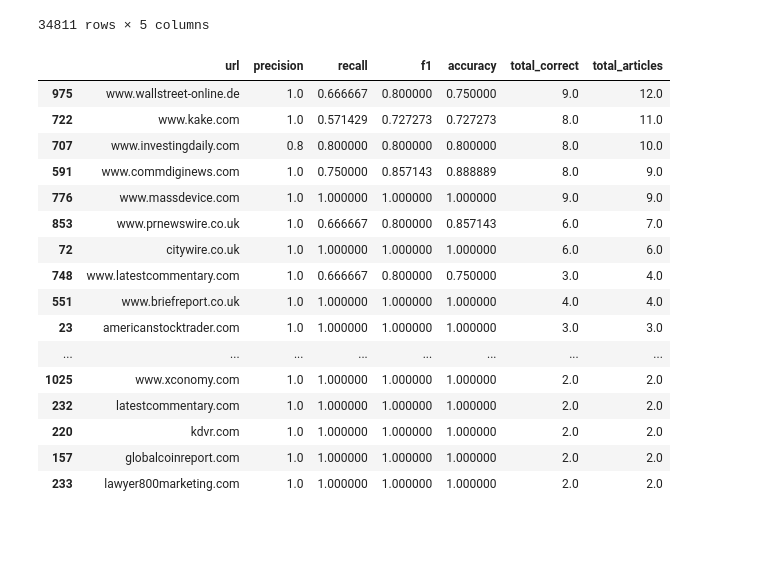
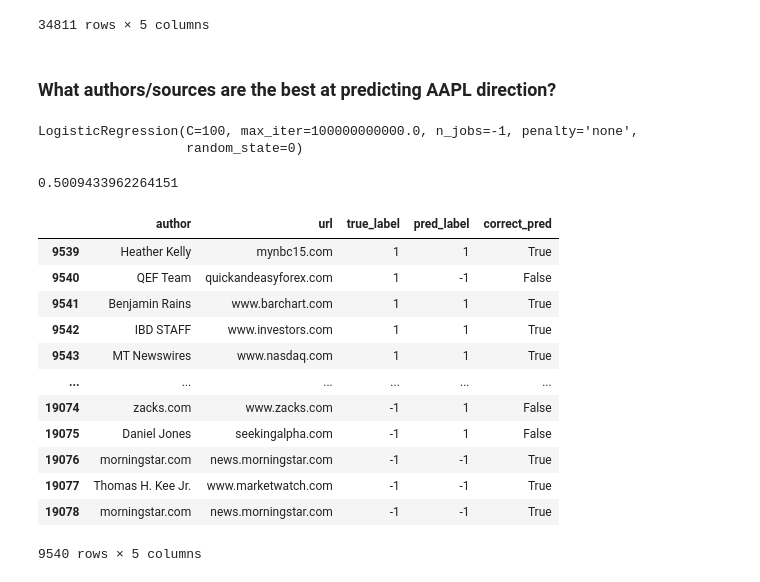
Before and after one commit to AdamMiyauchi/CSE573-Project, a Jupyter notebook: direction_prediction.ipynb, the cells around one changed output. Saved outputs shown, nothing was run; the diff lists cells and outputs as text; code cells hidden in the pictures; blank space fills up the shorter version.

```diff
--- a/direction_prediction.ipynb
+++ b/direction_prediction.ipynb
@@ -403,22 +445,39 @@ px.bar(
-# %%
-best_url[
-    (best_url['accuracy'] >= 0.70)
-].sort_values('total_articles', ascending=False).head(25)
-# %% [output]
-|  | url | precision | recall | f1 | accuracy | total_correct | total_articles |
-| 975 | www.wallstreet-online.de | 1.0 | 0.666667 | 0.800000 | 0.750000 | 9.0 | 12.0 |
-| 722 | www.kake.com | 1.0 | 0.571429 | 0.727273 | 0.727273 | 8.0 | 11.0 |
-| 707 | www.investingdaily.com | 0.8 | 0.800000 | 0.800000 | 0.800000 | 8.0 | 10.0 |
-| 591 | www.commdiginews.com | 1.0 | 0.750000 | 0.857143 | 0.888889 | 8.0 | 9.0 |
-| 776 | www.massdevice.com | 1.0 | 1.000000 | 1.000000 | 1.000000 | 9.0 | 9.0 |
-| 853 | www.prnewswire.co.uk | 1.0 | 0.666667 | 0.800000 | 0.857143 | 6.0 | 7.0 |
-| 72 | citywire.co.uk | 1.0 | 1.000000 | 1.000000 | 1.000000 | 6.0 | 6.0 |
-| 748 | www.latestcommentary.com | 1.0 | 0.666667 | 0.800000 | 0.750000 | 3.0 | 4.0 |
-| 551 | www.briefreport.co.uk | 1.0 | 1.000000 | 1.000000 | 1.000000 | 4.0 | 4.0 |
-| 23 | americanstocktrader.com | 1.0 | 1.000000 | 1.000000 | 1.000000 | 3.0 | 3.0 |
-| ... | ... | ... | ... | ... | ... | ... | ... |
-| 1025 | www.xconomy.com | 1.0 | 1.000000 | 1.000000 | 1.000000 | 2.0 | 2.0 |
-| 232 | latestcommentary.com | 1.0 | 1.000000 | 1.000000 | 1.000000 | 2.0 | 2.0 |
-| 220 | kdvr.com | 1.0 | 1.000000 | 1.000000 | 1.000000 | 2.0 | 2.0 |
-| 157 | globalcoinreport.com | 1.0 | 1.000000 | 1.000000 | 1.000000 | 2.0 | 2.0 |
-| 233 | lawyer800marketing.com | 1.0 | 1.000000 | 1.000000 | 1.000000 | 2.0 | 2.0 |
+# %% [markdown]
+### What authors/sources are the best at predicting AAPL direction?
+# %%
+X_train, X_test, y_train, y_test = train_test_split(amzn[['entity_pos_sent', 'entity_neg_sent', 'entity_net_sent', 'author', 'url']], amzn['direction'], test_size=0.5, random_state=None, shuffle=False)
+clf = LogisticRegression(random_state=0, max_iter=10e10, n_jobs=-1, **amzn_tuned_logreg['best_params'])
+
+author = X_test['author']
+url = X_test['url'].apply(lambda x: urlparse(x).netloc)
+X_train = X_train.drop(['author', 'url'], axis=1)
+clf.fit(X_train, y_train)
+pred = clf.predict(X_test.drop(['author', 'url'], axis=1))
+
+res = pd.DataFrame({
+    'author': author,
+    'url': url,
+    'true_label': y_test,
+    'pred_label': pred
+})
+res['correct_pred'] = res['true_label'] == res['pred_label']
+
+accuracy_score(pred, y_test)
+res
+# %% [output]
+LogisticRegression(C=100, max_iter=100000000000.0, n_jobs=-1, penalty='none',
+                   random_state=0)
+0.5009433962264151
+|  | author | url | true_label | pred_label | correct_pred |
+| 9539 | Heather Kelly | mynbc15.com | 1 | 1 | True |
+| 9540 | QEF Team | quickandeasyforex.com | 1 | -1 | False |
+| 9541 | Benjamin Rains | www.barchart.com | 1 | 1 | True |
+| 9542 | IBD STAFF | www.investors.com | 1 | 1 | True |
+| 9543 | MT Newswires | www.nasdaq.com | 1 | 1 | True |
+| ... | ... | ... | ... | ... | ... |
+| 19074 | zacks.com | www.zacks.com | -1 | 1 | False |
+| 19075 | Daniel Jones | seekingalpha.com | -1 | 1 | False |
+| 19076 | morningstar.com | news.morningstar.com | -1 | -1 | True |
+| 19077 | Thomas H. Kee Jr. | www.marketwatch.com | -1 | -1 | True |
+| 19078 | morningstar.com | news.morningstar.com | -1 | -1 | True |
+9540 rows × 5 columns
```
Also changed, not shown: parts of 12 cells of this notebook, 3 other files.
